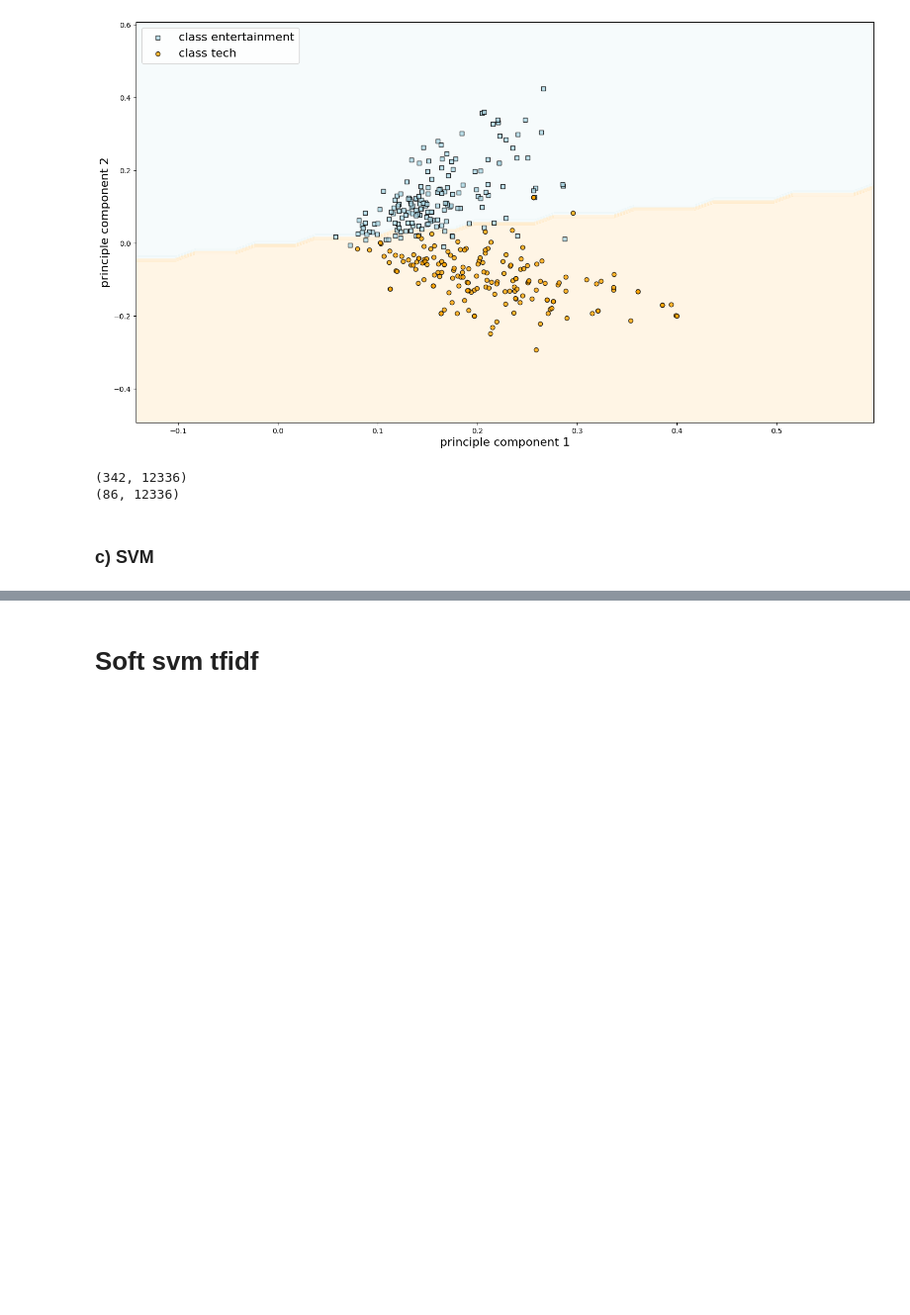
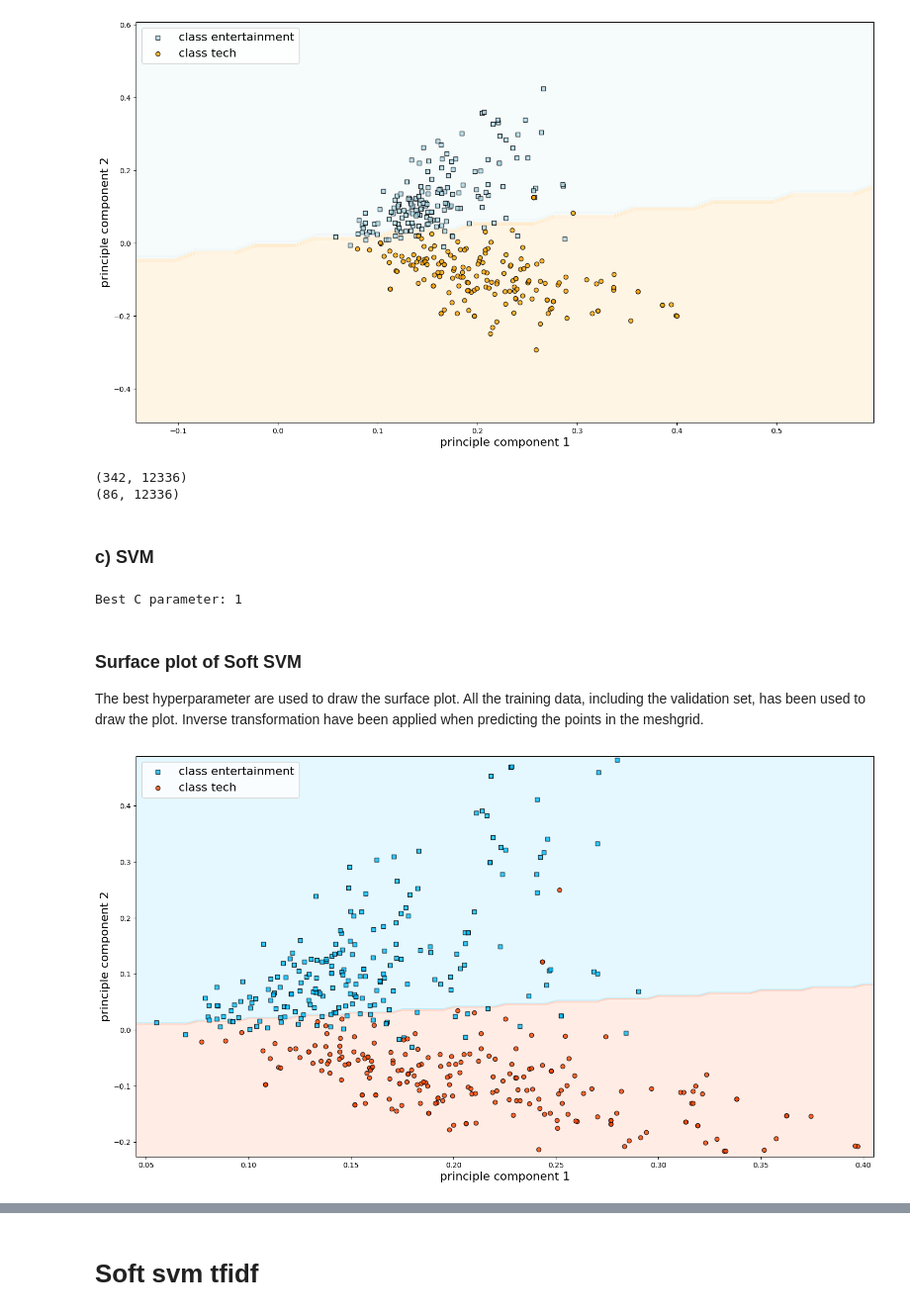
Before and after one commit to jeffcct/Tutorial-5, a Jupyter notebook: Assignment/draft.ipynb, the cells around one changed output, grey strips where cells are left out. Shown at 99% size. Saved outputs shown, nothing was run; the diff lists cells and outputs as text; code cells hidden in the pictures; blank space fills up the shorter version.

Commit message:
Linear svm pipeline and graphs

```diff
--- a/Assignment/draft.ipynb
+++ b/Assignment/draft.ipynb
@@ -153,8 +153,9 @@ From looking at the above plots, we notice "said' was mentioned the most frequen
 // Preparing for train test split
 # %%
 # All training data
+X_all = data_X["Text"]
 tfidf_all = TfidfVectorizer()
-X_all_tfidf = tfidf_all.fit_transform(data_X["Text"])
+X_all_tfidf = tfidf_all.fit_transform(X_all)
 y_all =data_X["Category"]
 
 # Vectorizing after data split
@@ -652,3 +655,38 @@ print()
 (86, 12336)
 # %% [markdown]
 ### c) SVM
+# %%
+# soft SVM
+
+soft_svm_pipeline = Pipeline([
+    ('vectorizer', TfidfVectorizer()),
+    ('clf', SVC(kernel = "linear"))
+])
+
+# use cross validation to choose C
+c_param_grid = {'clf__C': [0.01, 0.1, 1, 10, 100]}
+grid_search = GridSearchCV(soft_svm_pipeline, c_param_grid, cv = 5)
+grid_search.fit(X_all, y_all)
+best_c = grid_search.best_params_['clf__C']
+print(f'Best C parameter: {best_c}')
+# %% [output]
+Best C parameter: 1
+# %% [markdown]
+### Surface plot of Soft SVM
+The best hyperparameter are used to draw the surface plot. All the training data, including the validation set, has been used to draw the plot. Inverse transformation have been applied when predicting the points in the meshgrid.
+# %%
+pca_linear_svm = TruncatedSVD(n_components=2)
+pca_tfidf = pca_linear_svm.fit_transform(X_all_tfidf)
+
+linear_svm_best_all = SVC(kernel="linear", C=1)
+knn_best_all.fit(X_all_tfidf, y_all)
+
+
+
+fig, ax_pca = plt.subplots(1, 1, figsize=(16, 10))
+fig.subplots_adjust(left=0.0625, right=0.95, wspace=0.1)
+
+
+plot_decision_regions(pca_linear_svm, pca_tfidf,y_all, ax_pca, knn_best_all)
+# %% [output]
+[figure, added]
```
Also changed, not shown: parts of 11 cells of this notebook.
